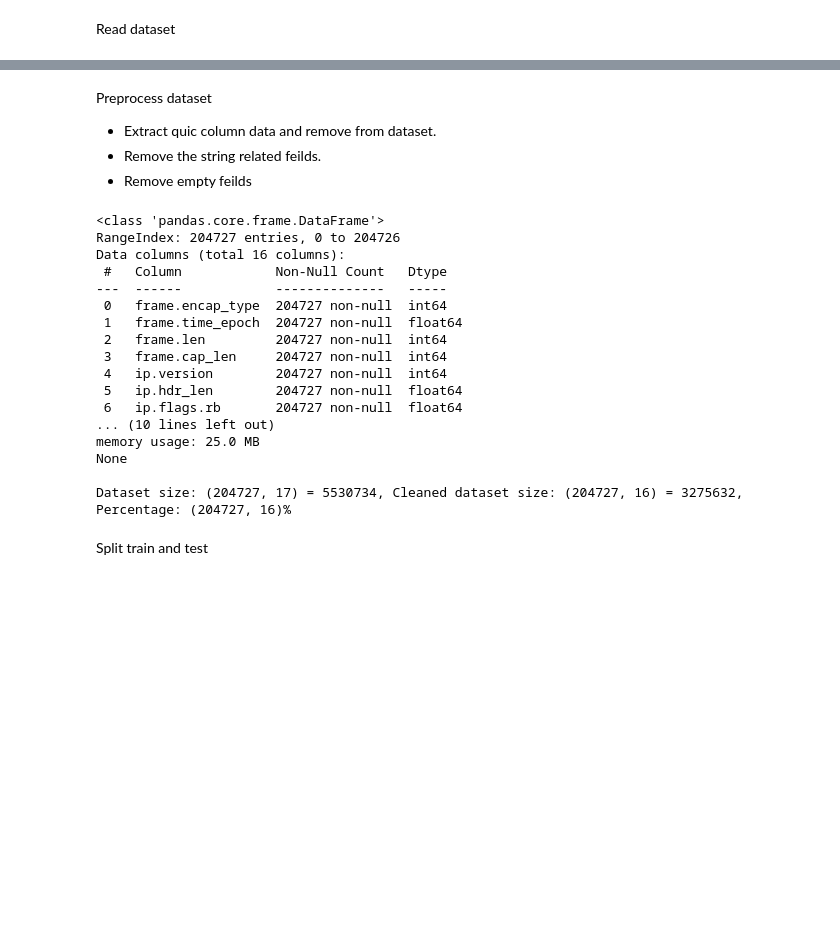
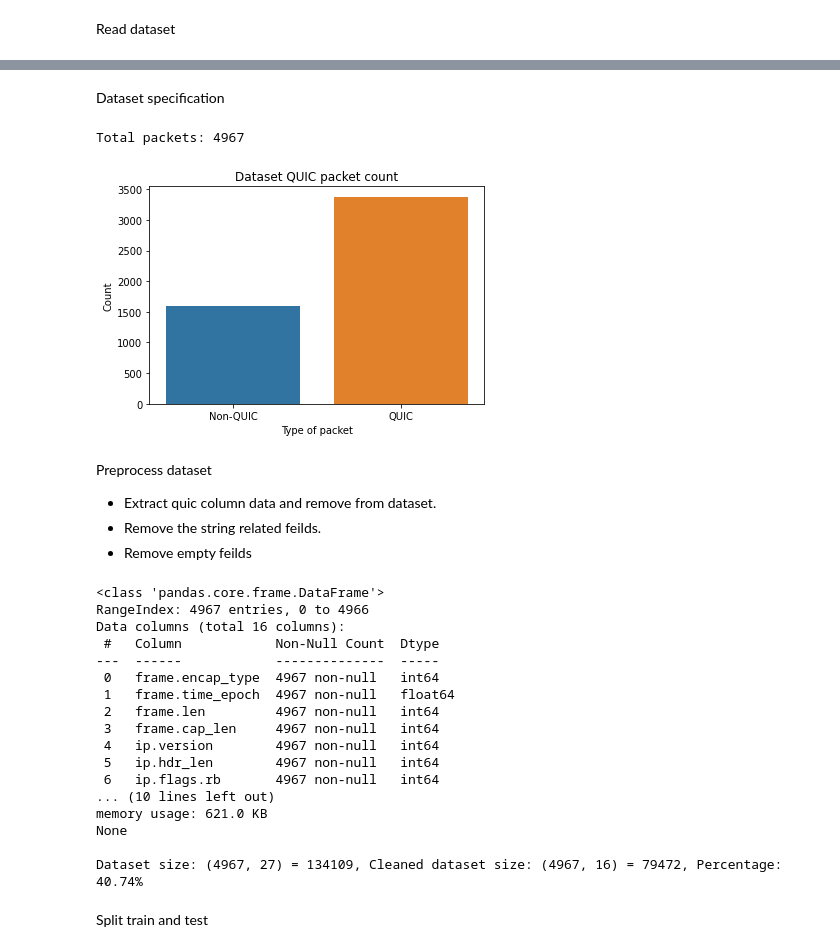
Before and after one commit to muteebakram/quic-classifier, a Jupyter notebook: quic-classifier.ipynb, the cells around one changed output, grey strips where cells are left out. Saved outputs shown, nothing was run; the diff lists cells and outputs as text; code cells hidden in the pictures; blank space fills up the shorter version.

```diff
--- a/quic-classifier.ipynb
+++ b/quic-classifier.ipynb
@@ -25,3 +43,20 @@ dataset
+# %% [markdown]
+Dataset specification
+# %%
+packet_protocol = dataset["quic"]
+packet_protocol = ["QUIC" if x else "Non-QUIC" for x in packet_protocol]
+
+print("Total packets: {0}".format(len(packet_protocol)))
+dataset["quic"].value_counts()
+
+chart = sns.countplot(packet_protocol)
+plt.title("Dataset QUIC packet count")
+plt.xlabel("Type of packet")
+plt.ylabel("Count")
+plt.show()
+# %% [output]
+Total packets: 4967
+[figure, added]
 # %% [markdown]
 Preprocess dataset
 
@@ -29,11 +64,11 @@ Preprocess dataset
 - Remove the string related feilds.
 - Remove empty feilds
 # %%
-def preprocess(dataset):
+def preprocess(ds):
 
     # 1. Remove the strings columnns from dataset.
     # eth.src, eth.dst, ip.src, ip.dst, ip.tos, ip.id, ip.flags, ip.checksum, ip.dsfield, checksum
-    dataset.drop(
+    ds.drop(
         [
             "eth.src",
             "eth.dst",
@@ -51,21 +86,21 @@ def preprocess(dataset):
     )
 
     # 2. Remove the invalid rows ie axis=0 from the dataset.
-    dataset.dropna(axis=0, inplace=True)
+    ds.dropna(axis=0, inplace=True)
 
     # 3. After deleting the rows, reset the index column and delete it.
-    dataset = dataset.reset_index(drop=True)
+    ds.reset_index(drop=True)
 
     # 4. Get the result(quic) column values and remove dataset.
-    targets = list(dataset["quic"].values)
-    dataset.drop(dataset.columns[len(dataset.columns) - 1], axis=1, inplace=True)
+    targets = list(ds["quic"].values)
+    ds.drop(ds.columns[len(ds.columns) - 1], axis=1, inplace=True)
 
-    print(dataset.info())
-    return dataset, targets
+    print(ds.info())
+    return ds, targets
 
 
 initial_size = dataset.size
-clean_dataset, targets = preprocess(dataset)
+clean_dataset, targets = preprocess(clean_dataset)
 final_size = clean_dataset.size
 
 if clean_dataset.isnull().values.any():
@@ -86,22 +121,22 @@ print(
 )
 # %% [output]
 <class 'pandas.core.frame.DataFrame'>
-RangeIndex: 204727 entries, 0 to 204726
+RangeIndex: 4967 entries, 0 to 4966
 Data columns (total 16 columns):
- #   Column            Non-Null Count   Dtype
----  ------            --------------   -----
- 0   frame.encap_type  204727 non-null  int64
- 1   frame.time_epoch  204727 non-null  float64
- 2   frame.len         204727 non-null  int64
- 3   frame.cap_len     204727 non-null  int64
- 4   ip.version        204727 non-null  int64
- 5   ip.hdr_len        204727 non-null  float64
- 6   ip.flags.rb       204727 non-null  float64
+ #   Column            Non-Null Count  Dtype
+---  ------            --------------  -----
+ 0   frame.encap_type  4967 non-null   int64
+ 1   frame.time_epoch  4967 non-null   float64
+ 2   frame.len         4967 non-null   int64
+ 3   frame.cap_len     4967 non-null   int64
+ 4   ip.version        4967 non-null   int64
+ 5   ip.hdr_len        4967 non-null   int64
+ 6   ip.flags.rb       4967 non-null   int64
 ... (10 lines left out)
-memory usage: 25.0 MB
+memory usage: 621.0 KB
 None
 
-Dataset size: (204727, 17) = 5530734, Cleaned dataset size: (204727, 16) = 3275632, Percentage: (204727, 16)%
+Dataset size: (4967, 27) = 134109, Cleaned dataset size: (4967, 16) = 79472, Percentage: 40.74%
 # %% [markdown]
 Split train and test
 # %%
```
Also changed, not shown: parts of 13 cells of this notebook, 8 other files.
